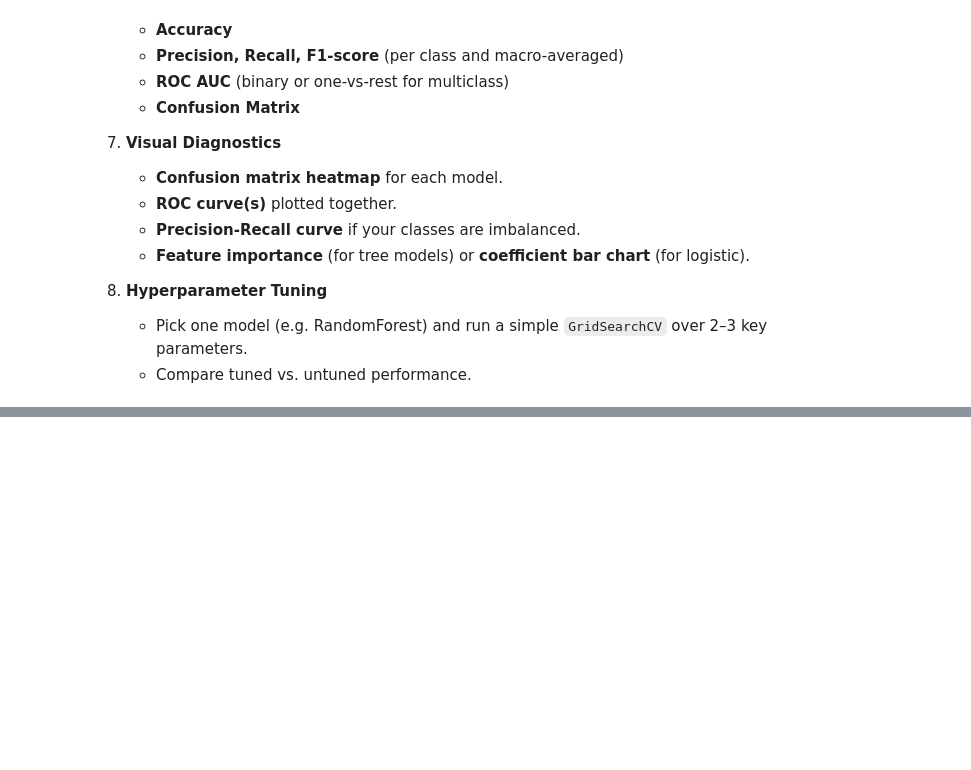
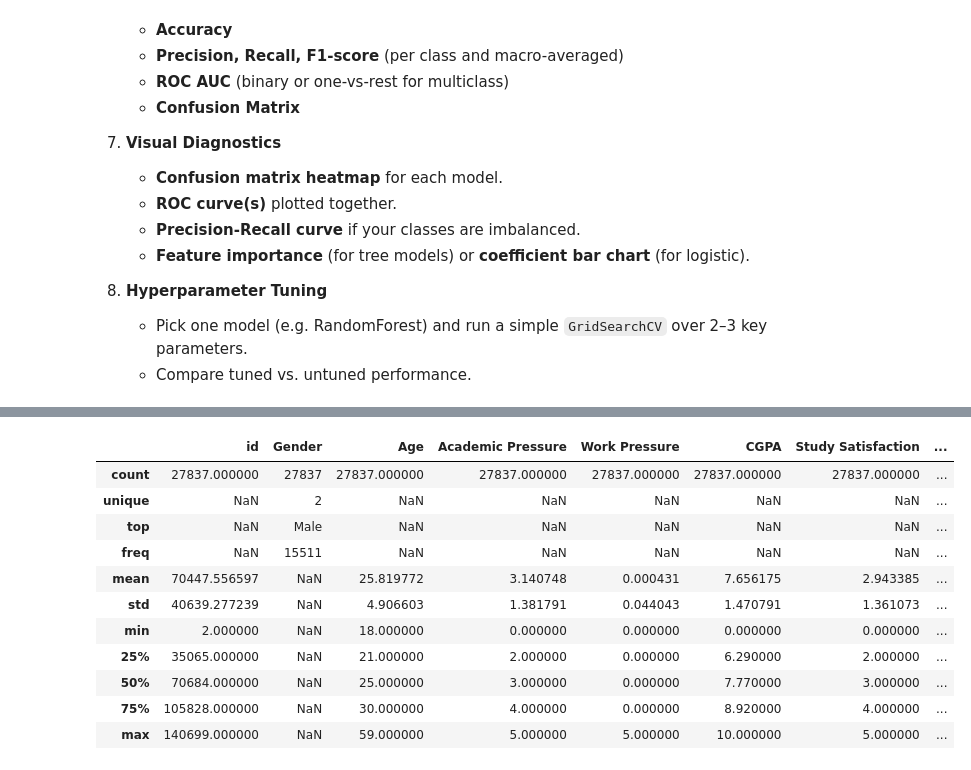
Before and after one commit to puck-arthur/data-learning, a Jupyter notebook: notebooks/week3_classification_models.ipynb, the cells around one changed output, grey strips where cells are left out. Saved outputs shown, nothing was run; the diff lists cells and outputs as text; code cells hidden in the pictures; blank space fills up the shorter version.

```diff
--- a/notebooks/week3_classification_models.ipynb
+++ b/notebooks/week3_classification_models.ipynb
@@ -49,0 +177,35 @@
+# %%
+# Most of the data is about Students, but some of them arent. I will remove them, since the data is about students
+df_raw = df_raw[df_raw['Profession'] == 'Student']
+
+# I will drop the Others sleep duration values too, since they are trash
+df_raw = df_raw[df_raw['Sleep Duration'] != 'Others']
+
+# Others dietary habits too
+df_raw = df_raw[df_raw['Dietary Habits'] != 'Others']
+
+# ? Financial stress too
+df_raw = df_raw[df_raw['Financial Stress'] != '?']
+
+# Also, financial stress should be a int column
+df_raw['Financial Stress'] = df_raw['Financial Stress'].astype('float').astype('int') # Since the number is like 1.0 it can't go directly to int
+
+# Some columns dont seem relevant, so I will remove them from the dataset
+df_raw = df_raw.drop(columns=['City', 'Degree', 'Profession'])
+
+df = df_raw.copy()
+# %%
+df.describe(include='all')
+# %% [output]
+|  | id | Gender | Age | Academic Pressure | Work Pressure | CGPA | Study Satisfaction | ... |
+| count | 27837.000000 | 27837 | 27837.000000 | 27837.000000 | 27837.000000 | 27837.000000 | 27837.000000 | ... |
+| unique | NaN | 2 | NaN | NaN | NaN | NaN | NaN | ... |
+| top | NaN | Male | NaN | NaN | NaN | NaN | NaN | ... |
+| freq | NaN | 15511 | NaN | NaN | NaN | NaN | NaN | ... |
+| mean | 70447.556597 | NaN | 25.819772 | 3.140748 | 0.000431 | 7.656175 | 2.943385 | ... |
+| std | 40639.277239 | NaN | 4.906603 | 1.381791 | 0.044043 | 1.470791 | 1.361073 | ... |
+| min | 2.000000 | NaN | 18.000000 | 0.000000 | 0.000000 | 0.000000 | 0.000000 | ... |
+| 25% | 35065.000000 | NaN | 21.000000 | 2.000000 | 0.000000 | 6.290000 | 2.000000 | ... |
+| 50% | 70684.000000 | NaN | 25.000000 | 3.000000 | 0.000000 | 7.770000 | 3.000000 | ... |
+| 75% | 105828.000000 | NaN | 30.000000 | 4.000000 | 0.000000 | 8.920000 | 4.000000 | ... |
+| max | 140699.000000 | NaN | 59.000000 | 5.000000 | 5.000000 | 10.000000 | 5.000000 | ... |
```
Also changed, not shown: parts of 11 cells of this notebook.
